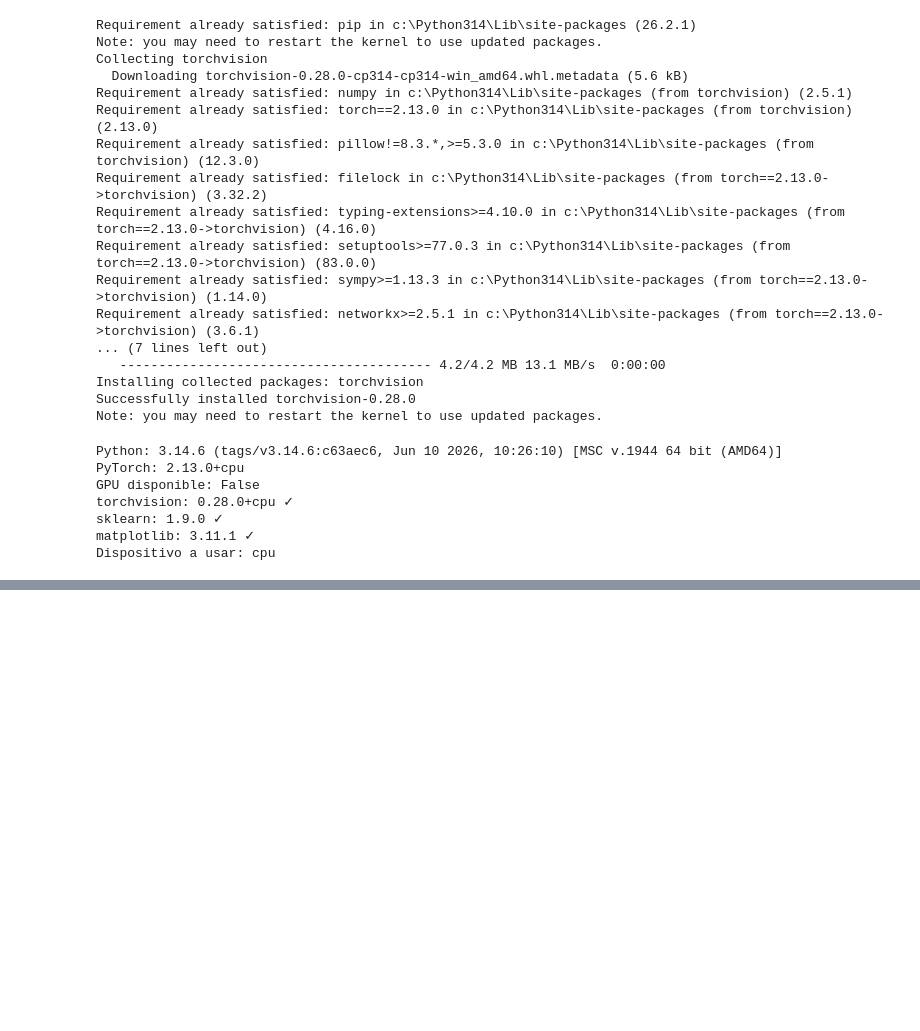
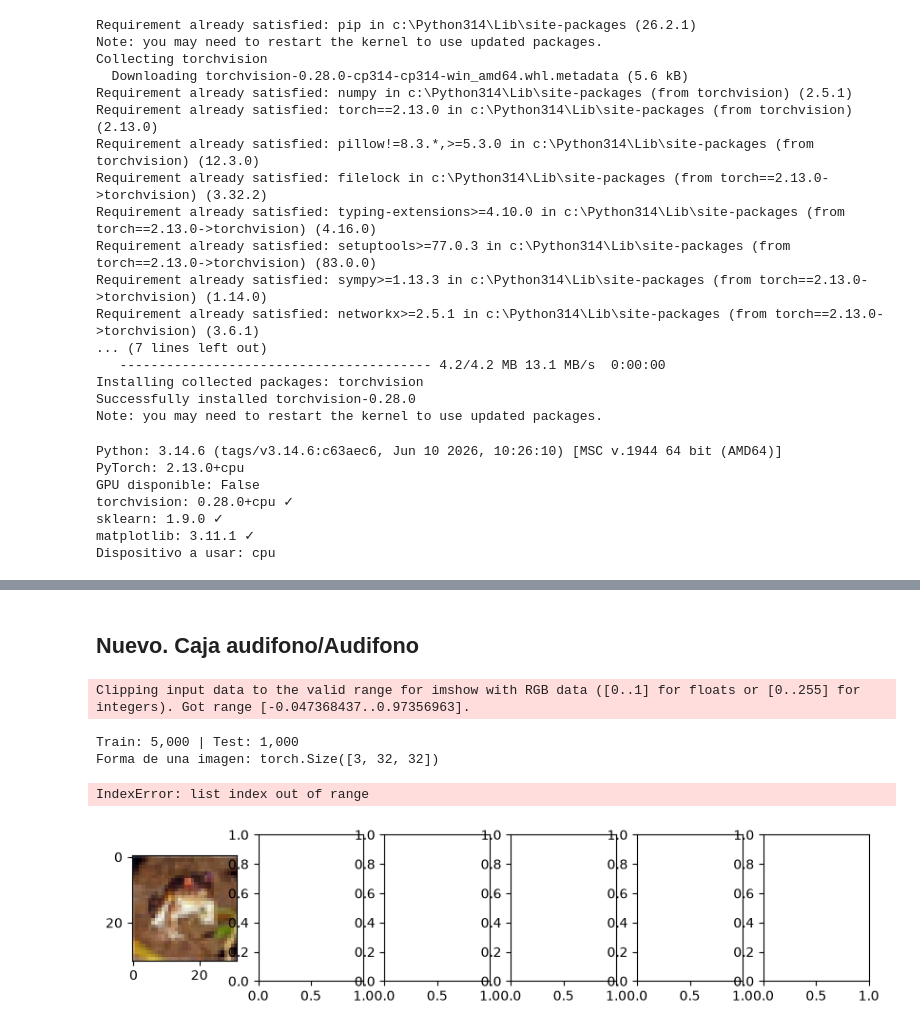
Before and after one commit to JrGG22/TrabajosFIA, a Jupyter notebook: lab-04.ipynb, the cells around one changed output, grey strips where cells are left out. Drawn from its saved outputs; the diff is of its cells as text; code cells hidden in the pictures; blank space fills up the shorter version.

```diff
--- a/lab-04.ipynb
+++ b/lab-04.ipynb
@@ -230,3 +274,53 @@ optimizador_finetune = optim.Adam(
 )
 # Repetir el ciclo de entrenamiento de la Celda 7 con este modelo
 # y comparar accuracy contra la versión de feature extraction pura (Celda 6-8).
+# %% [markdown]
+## Nuevo. Caja audifono/Audifono
+# %%
+# Celda 2 — Cargar y explorar el dataset
+import torch
+from torchvision import datasets, transforms
+from torch.utils.data import DataLoader, Subset
+import matplotlib.pyplot as plt
+
+nombres_clases = [
+    "audifono", "caja"
+]
+
+transformacion_basica = transforms.Compose([
+    transforms.Resize((32, 32)),
+    transforms.ToTensor(),
+    transforms.Normalize((0.4914, 0.4822, 0.4465), (0.2470, 0.2435, 0.2616))
+])
+
+ruta_dataset = r"D:\CosasCodigo\IA\TrabajosFIA\imagenes_objetos"
+
+train_full = datasets.CIFAR10(root="./data", train=True, download=True,
+transform=transformacion_basica)
+test_full = datasets.CIFAR10(root="./data", train=False, download=True,
+transform=transformacion_basica)
+
+# Subconjunto para que el laboratorio sea manejable en 2 horas
+train_dataset = Subset(train_full, range(5000))
+test_dataset = Subset(test_full, range(1000))
+
+train_loader = DataLoader(train_dataset, batch_size=64, shuffle=True)
+test_loader = DataLoader(test_dataset, batch_size=64, shuffle=False)
+
+print(f"Train: {len(train_dataset):,} | Test: {len(test_dataset):,}")
+print(f"Forma de una imagen: {train_full[0][0].shape}") # [canales, alto, ancho]
+
+fig, axes = plt.subplots(1, 6, figsize=(10, 2))
+for i, ax in enumerate(axes):
+    img, etiqueta = train_full[i]
+    ax.imshow(img.permute(1, 2, 0) * 0.25 + 0.45) # desnormalizar aproximadamente
+#para visualizar
+    ax.set_title(nombres_clases[etiqueta])
+    ax.axis("off")
+plt.show()
+# %% [output]
+Clipping input data to the valid range for imshow with RGB data ([0..1] for floats or [0..255] for integers). Got range [-0.047368437..0.97356963].
+Train: 5,000 | Test: 1,000
+Forma de una imagen: torch.Size([3, 32, 32])
+IndexError: list index out of range
+[figure, added]
```
Also changed, not shown: parts of 7 cells of this notebook, 11 other files.
